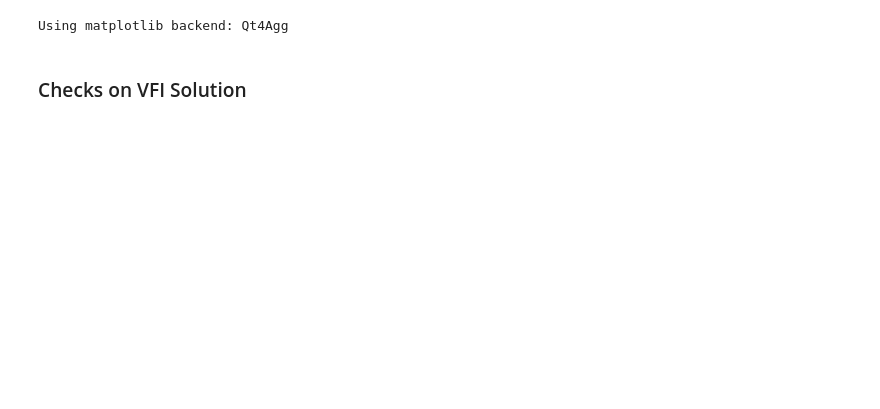
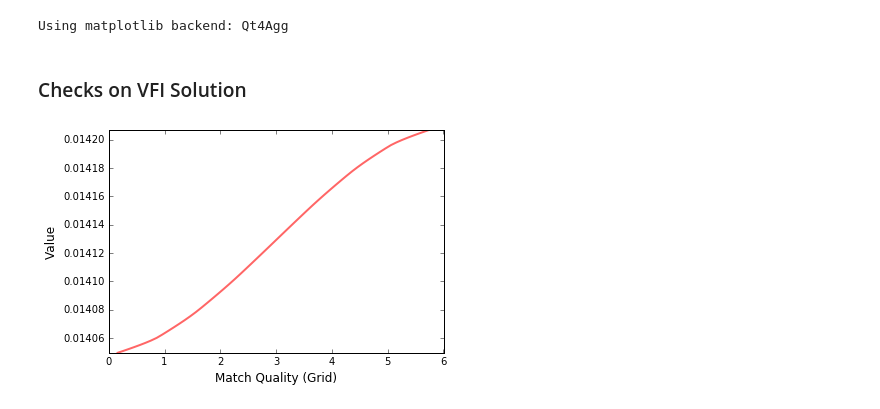
Before and after one commit to lorenzolagos/Applied_Causality, a Jupyter notebook: lib/05_test_individual.ipynb, the cells around one changed output. Cells and saved outputs as stored; diff of their text form; code cells hidden in the pictures; blank space fills up the shorter version.

```diff
--- a/lib/05_test_individual.ipynb
+++ b/lib/05_test_individual.ipynb
@@ -142,12 +144,14 @@ v1 = -fp.costs + fp.beta*E1
 # %%
 ### v_cols: functions that will be integrated with density h_grid or h_0 [varies with each iteration]
-q = 0 #change q from 0 to y.size to look at the increasing mean and same variance
+q = 56 #change q from 0 to y.size to look at the increasing mean and same variance
 r = 29 #change r from 0 to t.size to look at different tenures
 fig, ax = plt.subplots()
 x = fp.y
 z = v_cols[q*(fp.T_max+1)+r][0](x)
 ax.set_ylim(np.amin(v_cols[q*(fp.T_max+1)+r][0](x)), np.amax(v_cols[q*(fp.T_max+1)+r][0](x)))
 ax.plot(x, z, 'r-', linewidth=2, alpha=0.6)
 ax.set_xlabel('Match Quality (Grid)', fontsize=12)
 ax.set_ylabel('Value', fontsize=12)
 plt.show()
+# %% [output]
+[figure, added]
```
Also changed, not shown: parts of 10 cells of this notebook, 5 other files.
